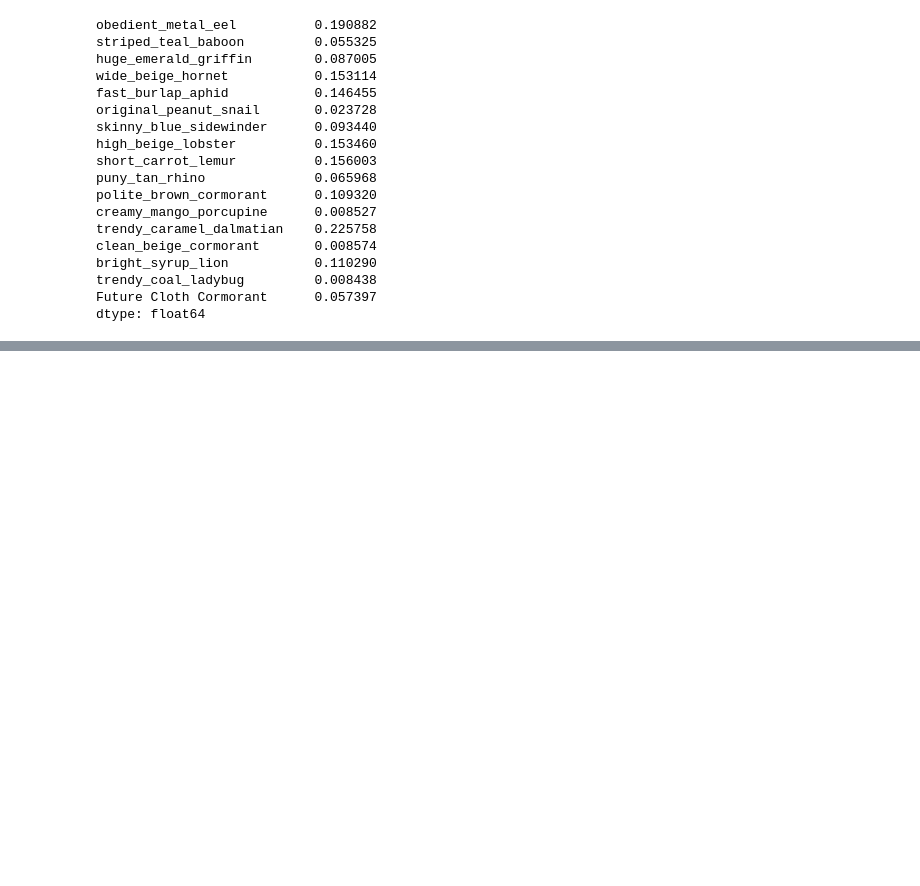
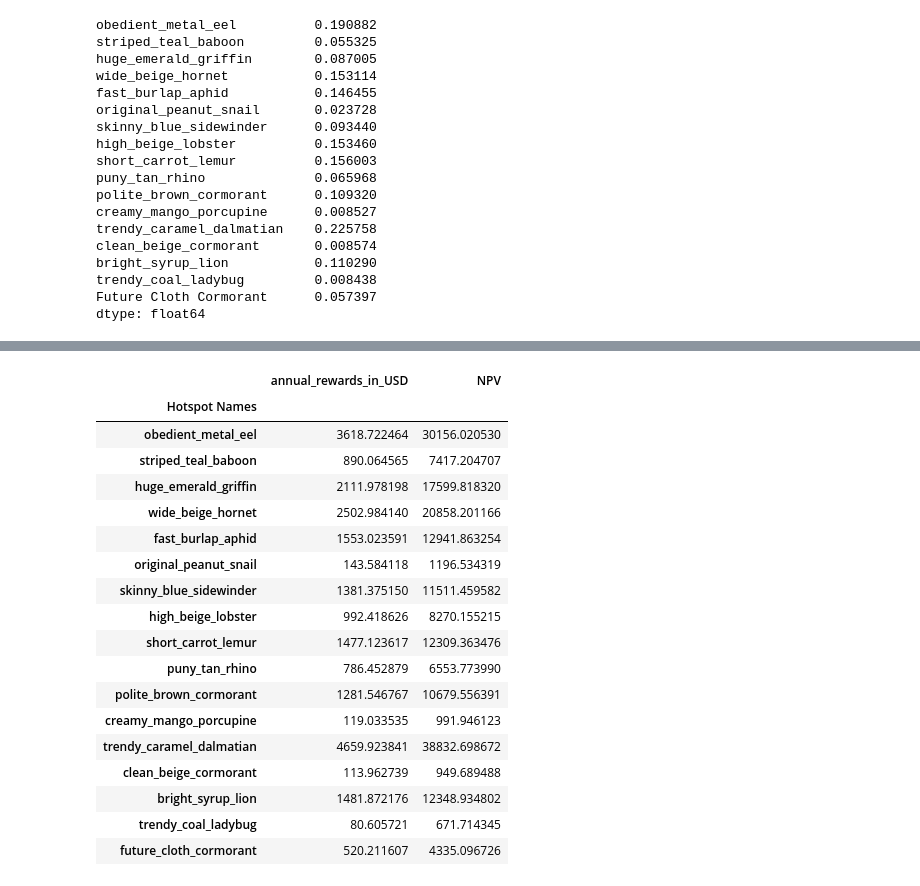
Before and after one commit to Aky0n/Miami-FinTech-Project-1-Team-2, a Jupyter notebook: Data Average & STD/Data_Average_Std.ipynb, the cells around one changed output, grey strips where cells are left out. Cells and saved outputs as stored; diff of their text form; code cells hidden in the pictures; blank space fills up the shorter version.

```diff
--- a/Data Average & STD/Data_Average_Std.ipynb
+++ b/Data Average & STD/Data_Average_Std.ipynb
@@ -85,0 +113,23 @@ dtype: float64
+# %%
+hotspot_rewards_2_no_mean = hotspot_rewards_2.drop(['Mean'], axis=1)
+hotspot_rewards_2_no_mean
+# %% [output]
+|  | annual_rewards_in_USD | NPV |
+| Hotspot Names |  |  |
+| obedient_metal_eel | 3618.722464 | 30156.020530 |
+| striped_teal_baboon | 890.064565 | 7417.204707 |
+| huge_emerald_griffin | 2111.978198 | 17599.818320 |
+| wide_beige_hornet | 2502.984140 | 20858.201166 |
+| fast_burlap_aphid | 1553.023591 | 12941.863254 |
+| original_peanut_snail | 143.584118 | 1196.534319 |
+| skinny_blue_sidewinder | 1381.375150 | 11511.459582 |
+| high_beige_lobster | 992.418626 | 8270.155215 |
+| short_carrot_lemur | 1477.123617 | 12309.363476 |
+| puny_tan_rhino | 786.452879 | 6553.773990 |
+| polite_brown_cormorant | 1281.546767 | 10679.556391 |
+| creamy_mango_porcupine | 119.033535 | 991.946123 |
+| trendy_caramel_dalmatian | 4659.923841 | 38832.698672 |
+| clean_beige_cormorant | 113.962739 | 949.689488 |
+| bright_syrup_lion | 1481.872176 | 12348.934802 |
+| trendy_coal_ladybug | 80.605721 | 671.714345 |
+| future_cloth_cormorant | 520.211607 | 4335.096726 |
```
Also changed, not shown: parts of 2 cells of this notebook.
